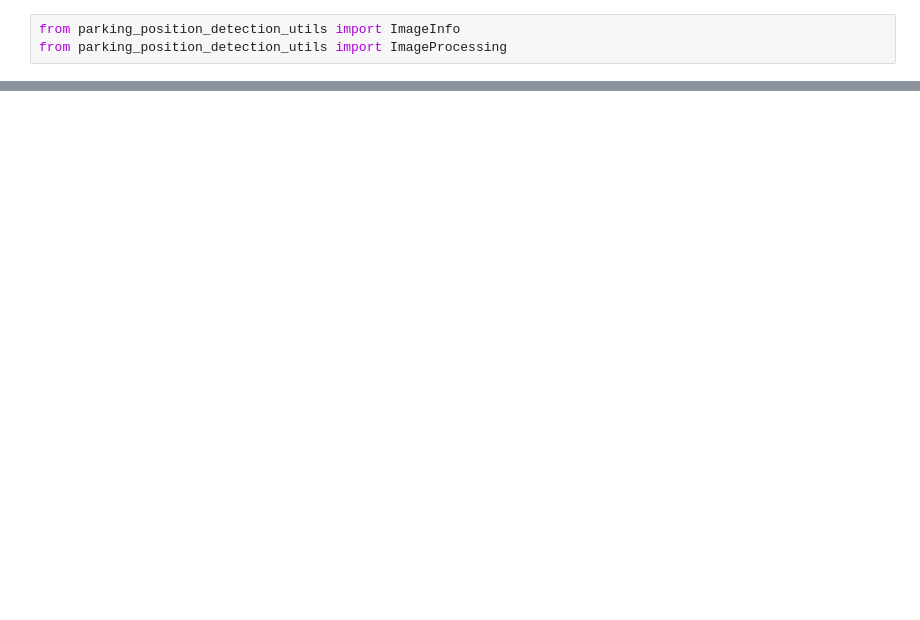
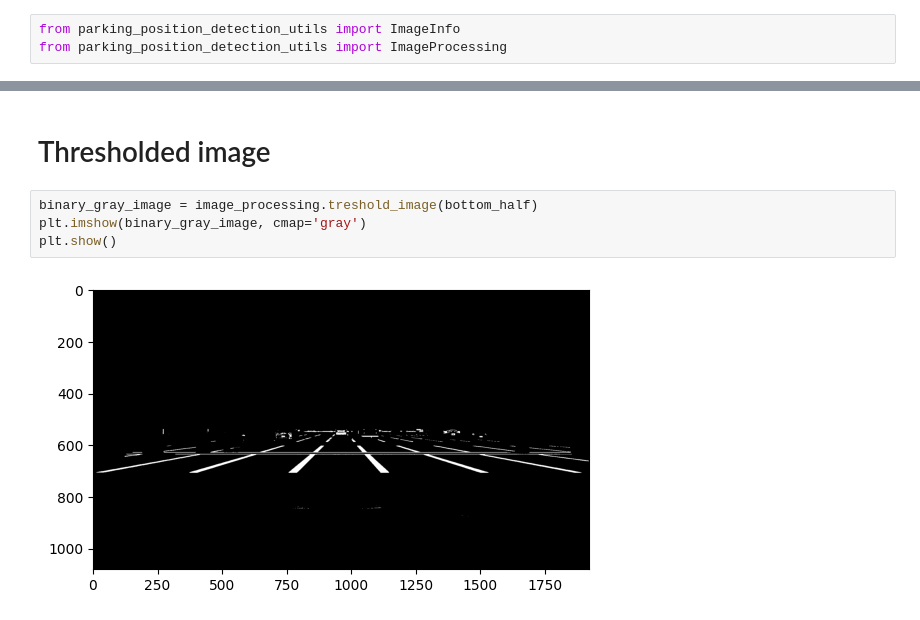
Before and after one commit to rubenmartinezgonzalez94/UADY-carla-tests, a Jupyter notebook: simulations/Lane_detection/Lane_detection.ipynb, the cells around one changed output, grey strips where cells are left out. Saved outputs shown, nothing was run; the diff lists cells and outputs as text; blank space fills up the shorter version.

```diff
--- a/simulations/Lane_detection/Lane_detection.ipynb
+++ b/simulations/Lane_detection/Lane_detection.ipynb
@@ -6,0 +47,8 @@ from parking_position_detection_utils import ImageProcessing
+# %% [markdown]
+# Thresholded image
+# %%
+binary_gray_image = image_processing.treshold_image(bottom_half)
+plt.imshow(binary_gray_image, cmap='gray')
+plt.show()
+# %% [output]
+[figure, added]
```
Also changed, not shown: parts of 26 cells of this notebook, 1 other file.
